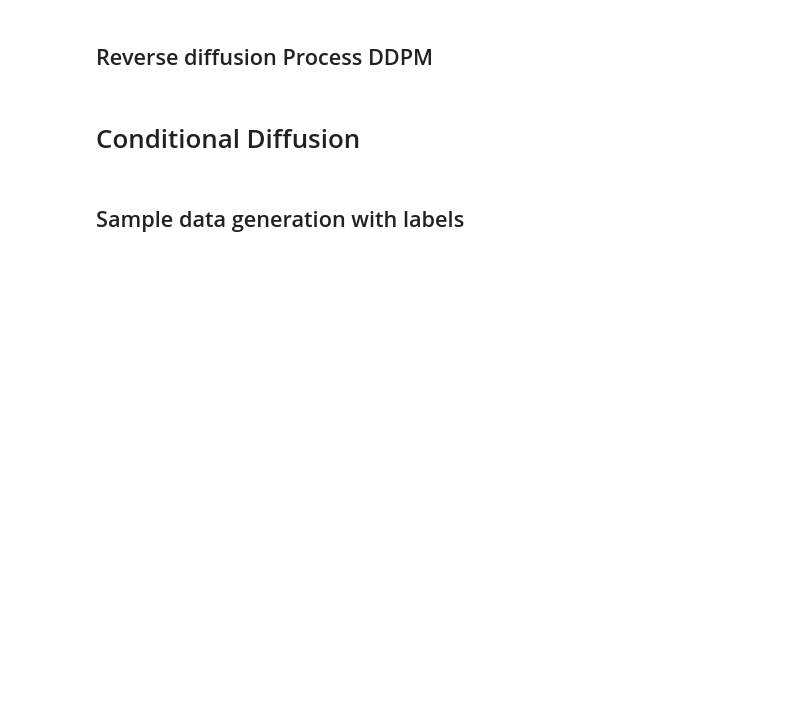
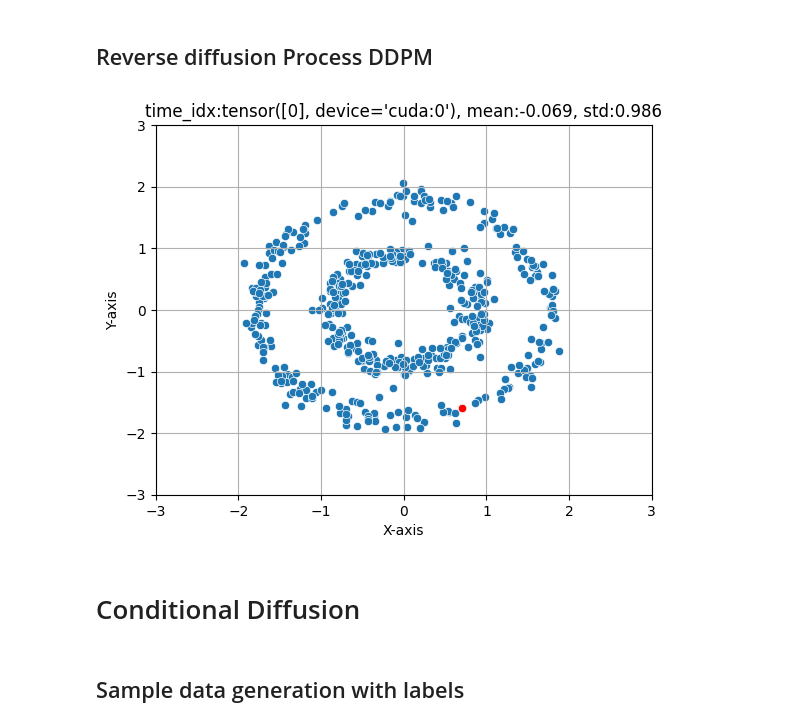
Before and after one commit to mohan696matlab/Diffusion_Gen_AI_Course, a Jupyter notebook: part_1_simple_diffusion/diffusion_process.ipynb, the cells around one changed output. Drawn from its saved outputs; the diff is of its cells as text; code cells hidden in the pictures; blank space fills up the shorter version.

```diff
--- a/part_1_simple_diffusion/diffusion_process.ipynb
+++ b/part_1_simple_diffusion/diffusion_process.ipynb
@@ -192,7 +192,8 @@ plt.show()
 ## Reverse diffusion Process DDPM
 # %%
 import imageio.v2 as imageio
-frames = []  # to store file paths
+
+
 x_t = torch.randn_like(x0).to(device)
 
 for t in reversed(range(T)[::1]):
@@ -202,46 +203,37 @@ for t in reversed(range(T)[::1]):
     alpha_t = alphas[t].to(device)
     alpha_bar_t = alpha_bars[t].to(device)
     beta_t = betas[t].to(device)
 
     with torch.inference_mode():
         noise_pred = model(x_t,t)
     # Compute the mean mu_theta as per DDPM formula
     coef1 = 1 / torch.sqrt(alpha_t)
     coef2 = beta_t / torch.sqrt(1 - alpha_bar_t)
     mu_theta = coef1 * (x_t - coef2 * noise_pred)
 
     if t > 0:
         # Sample noise for the next step
         noise = torch.randn_like(x_t).to(device)
         sigma_t = torch.sqrt(beta_t).to(device)  # or learned covariance
         x_t = mu_theta + sigma_t * noise
     else:
         # At t=0, no noise added
         x_t = mu_theta
 
     if t%5==0 :
         sns.scatterplot(x=x_t[:, 0].cpu(), y=x_t[:, 1].cpu(), )#hue=label.squeeze().cpu()
         sns.scatterplot(x=[x_t[10, 0].item()], y=[x_t[10, 1].item()], color='red')
         plt.xlabel('X-axis')
         plt.ylabel('Y-axis')
         plt.title(f'time_idx:{t}, mean:{torch.mean(x_t):.3f}, std:{torch.std(x_t):.3f}')
         plt.xlim(-3,3)
         plt.ylim(-3,3)
         # plt.legend()
         plt.grid(True)
-
-        # plt.show()
-        # Save temporary frame
-        filename = f"temp/frame_{t.item()}.png"
-        plt.savefig(filename)
-        plt.close()
-        frames.append(filename)
-        break
-
-
-# Convert to GIF
-images = [imageio.imread(f) for f in sorted(frames, reverse=True)]
-imageio.mimsave("temp/ddpm_reverse.gif", images, fps=5)
+        clear_output(wait=True)
+        plt.show()
+# %% [output]
+[figure, added]
 # %% [markdown]
 # Conditional Diffusion
 # %% [markdown]
```
Also changed, not shown: parts of 16 cells of this notebook.
